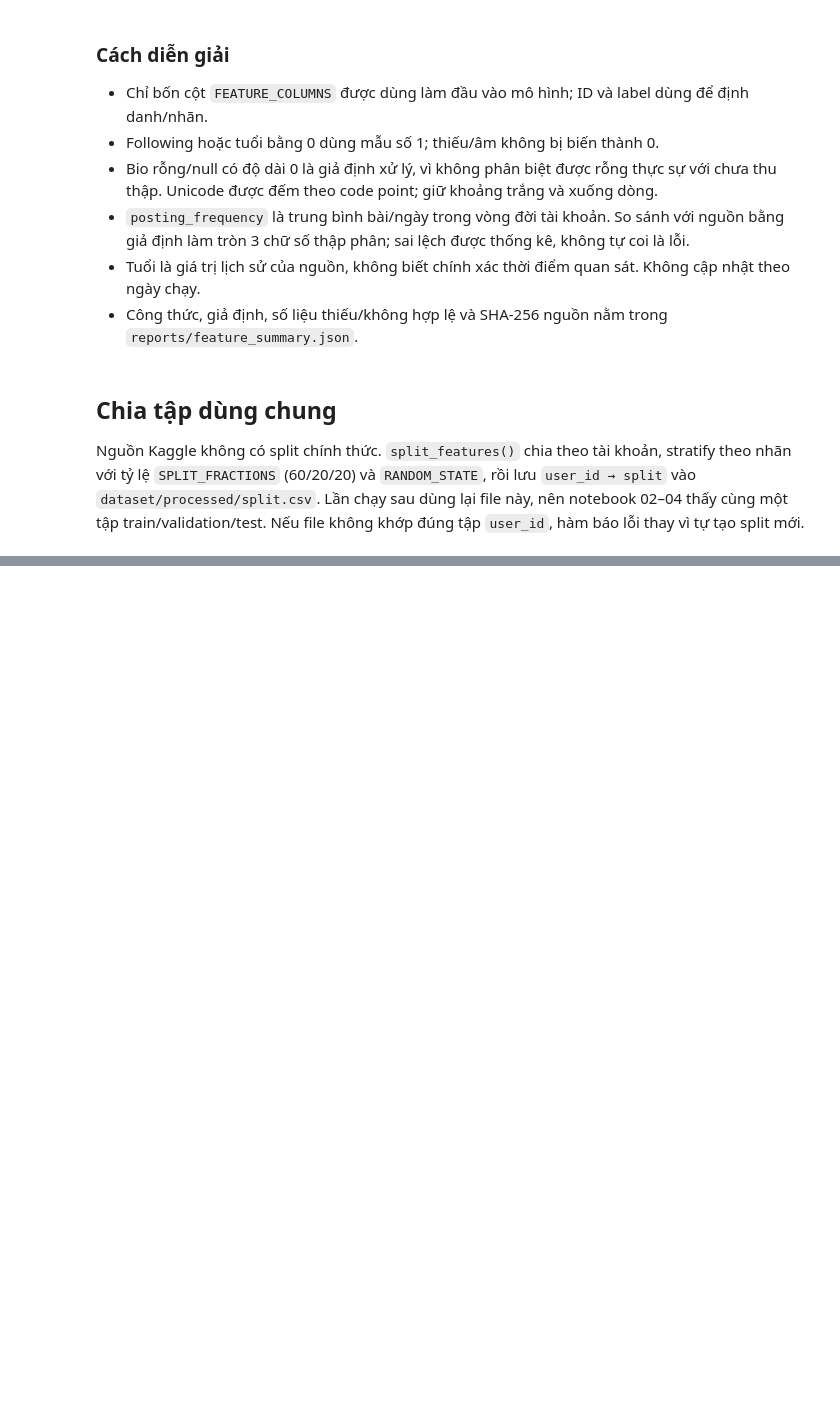
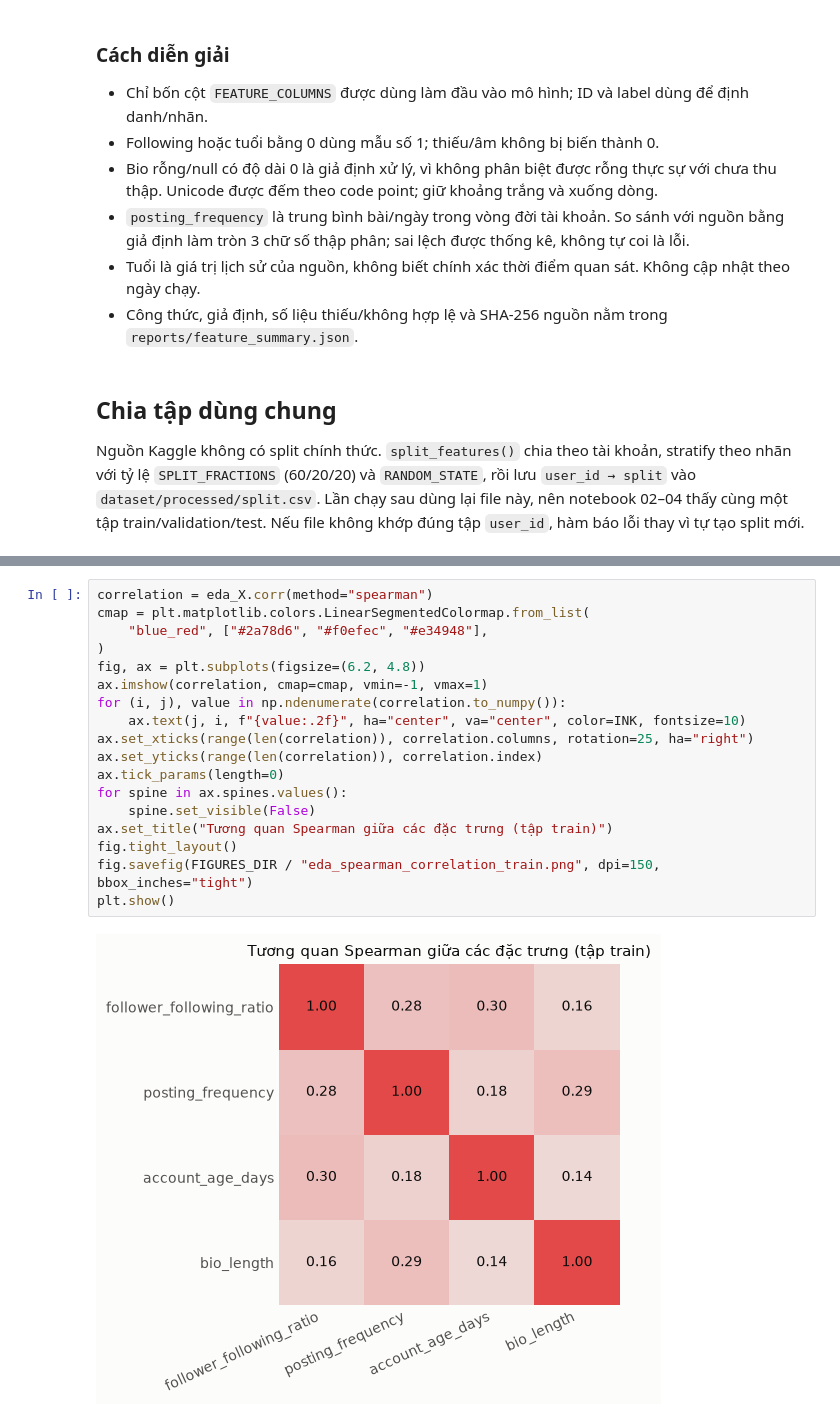
Before and after one commit to nbatho/Social-Media-Bot-Fake-Account-Detection, a Jupyter notebook: notebooks/01_data_exploration.ipynb, the cells around one changed output, grey strips where cells are left out. Drawn from its saved outputs; the diff is of its cells as text; blank space fills up the shorter version.

```diff
--- a/notebooks/01_data_exploration.ipynb
+++ b/notebooks/01_data_exploration.ipynb
@@ -305,0 +370,20 @@ display(pd.DataFrame({
+# %%
+correlation = eda_X.corr(method="spearman")
+cmap = plt.matplotlib.colors.LinearSegmentedColormap.from_list(
+    "blue_red", ["#2a78d6", "#f0efec", "#e34948"],
+)
+fig, ax = plt.subplots(figsize=(6.2, 4.8))
+ax.imshow(correlation, cmap=cmap, vmin=-1, vmax=1)
+for (i, j), value in np.ndenumerate(correlation.to_numpy()):
+    ax.text(j, i, f"{value:.2f}", ha="center", va="center", color=INK, fontsize=10)
+ax.set_xticks(range(len(correlation)), correlation.columns, rotation=25, ha="right")
+ax.set_yticks(range(len(correlation)), correlation.index)
+ax.tick_params(length=0)
+for spine in ax.spines.values():
+    spine.set_visible(False)
+ax.set_title("Tương quan Spearman giữa các đặc trưng (tập train)")
+fig.tight_layout()
+fig.savefig(FIGURES_DIR / "eda_spearman_correlation_train.png", dpi=150, bbox_inches="tight")
+plt.show()
+# %% [output]
+[figure, added]
```
Also changed, not shown: parts of 10 cells of this notebook, 2 other files.
